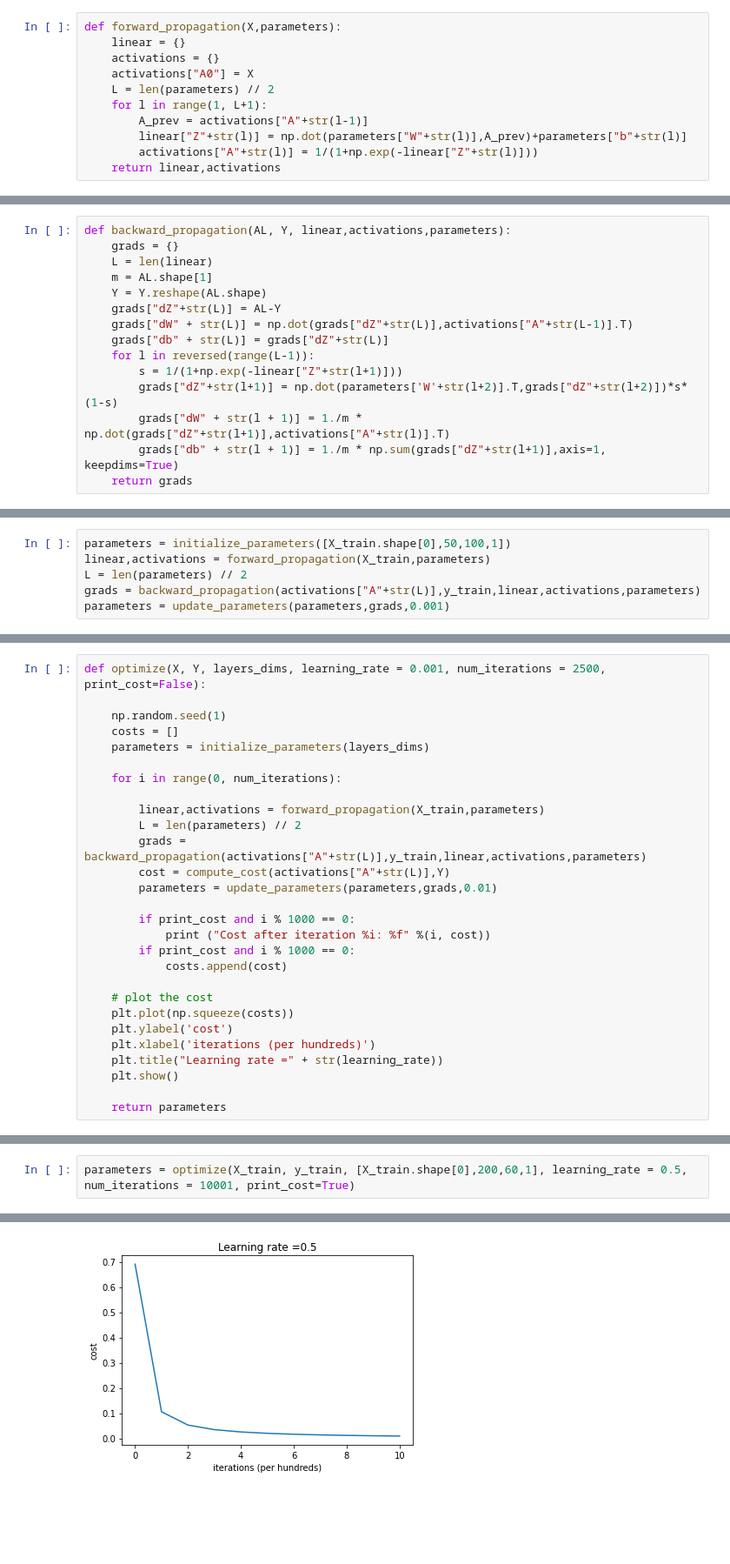
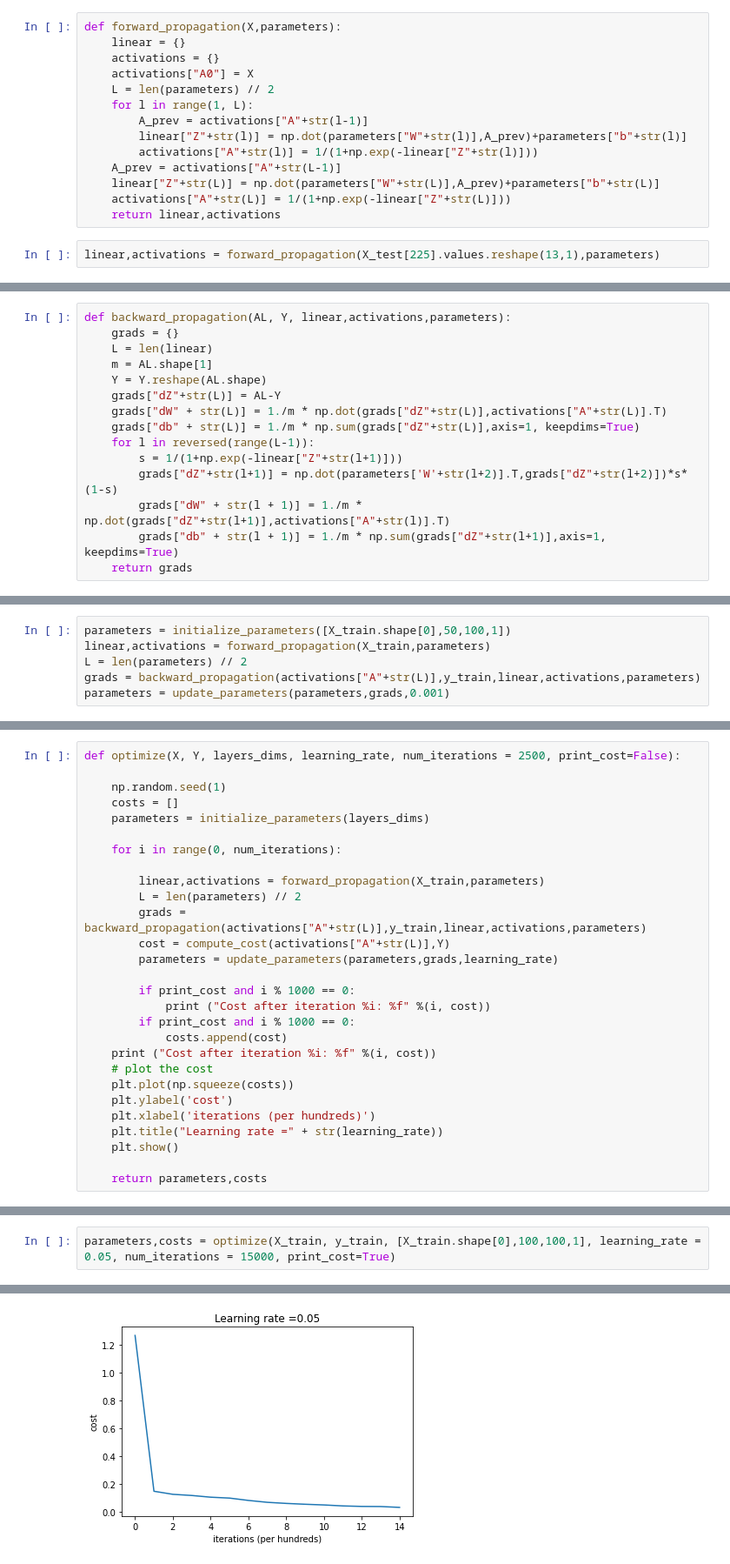
Before and after one commit to 3mad10/CI, a Jupyter notebook: Model_sigmoid_activation.ipynb, the cells around one changed output, grey strips where cells are left out. Shown at 87% size. Drawn from its saved outputs; the diff is of its cells as text; blank space fills up the shorter version.

```diff
--- a/Model_sigmoid_activation.ipynb
+++ b/Model_sigmoid_activation.ipynb
@@ -39,8 +83,13 @@ def forward_propagation(X,parameters):
     activations = {}
     activations["A0"] = X
     L = len(parameters) // 2
-    for l in range(1, L+1):
+    for l in range(1, L):
         A_prev = activations["A"+str(l-1)]
         linear["Z"+str(l)] = np.dot(parameters["W"+str(l)],A_prev)+parameters["b"+str(l)]
         activations["A"+str(l)] = 1/(1+np.exp(-linear["Z"+str(l)]))
+    A_prev = activations["A"+str(L-1)]
+    linear["Z"+str(L)] = np.dot(parameters["W"+str(L)],A_prev)+parameters["b"+str(L)]
+    activations["A"+str(L)] = 1/(1+np.exp(-linear["Z"+str(L)]))
     return linear,activations
+# %%
+linear,activations = forward_propagation(X_test[225].values.reshape(13,1),parameters)
@@ -58,8 +119,8 @@ def backward_propagation(AL, Y, linear,activations,parameters):
     m = AL.shape[1]
     Y = Y.reshape(AL.shape)
     grads["dZ"+str(L)] = AL-Y
-    grads["dW" + str(L)] = np.dot(grads["dZ"+str(L)],activations["A"+str(L-1)].T)
-    grads["db" + str(L)] = grads["dZ"+str(L)]
+    grads["dW" + str(L)] = 1./m * np.dot(grads["dZ"+str(L)],activations["A"+str(L)].T)
+    grads["db" + str(L)] = 1./m * np.sum(grads["dZ"+str(L)],axis=1, keepdims=True)
     for l in reversed(range(L-1)):
         s = 1/(1+np.exp(-linear["Z"+str(l+1)]))
         grads["dZ"+str(l+1)] = np.dot(parameters['W'+str(l+2)].T,grads["dZ"+str(l+2)])*s*(1-s)
@@ -85,5 +150,5 @@ parameters = update_parameters(parameters,grads,0.001)
 # %%
-def optimize(X, Y, layers_dims, learning_rate = 0.001, num_iterations = 2500, print_cost=False):
+def optimize(X, Y, layers_dims, learning_rate, num_iterations = 2500, print_cost=False):
 
     np.random.seed(1)
     costs = []
@@ -95,13 +160,13 @@ def optimize(X, Y, layers_dims, learning_rate = 0.001, num_iterations = 2500, pr
         L = len(parameters) // 2
         grads = backward_propagation(activations["A"+str(L)],y_train,linear,activations,parameters)
         cost = compute_cost(activations["A"+str(L)],Y)
-        parameters = update_parameters(parameters,grads,0.01)
+        parameters = update_parameters(parameters,grads,learning_rate)
 
         if print_cost and i % 1000 == 0:
             print ("Cost after iteration %i: %f" %(i, cost))
         if print_cost and i % 1000 == 0:
             costs.append(cost)
-
+    print ("Cost after iteration %i: %f" %(i, cost))
     # plot the cost
     plt.plot(np.squeeze(costs))
     plt.ylabel('cost')
@@ -109,4 +174,4 @@ def optimize(X, Y, layers_dims, learning_rate = 0.001, num_iterations = 2500, pr
     plt.title("Learning rate =" + str(learning_rate))
     plt.show()
 
-    return parameters
+    return parameters,costs
@@ -113,3 +182,3 @@ def optimize(X, Y, layers_dims, learning_rate = 0.001, num_iterations = 2500, pr
 # %%
-parameters = optimize(X_train, y_train, [X_train.shape[0],200,60,1], learning_rate = 0.5, num_iterations = 10001, print_cost=True)
+parameters,costs = optimize(X_train, y_train, [X_train.shape[0],100,100,1], learning_rate = 0.05, num_iterations = 15000, print_cost=True)
 # %% [output]
@@ -127 +201 @@ Cost after iteration 10000: 0.009296
-[figure, old version]
+[figure, new version]
```
Also changed, not shown: parts of 26 cells of this notebook, 4 other files.
